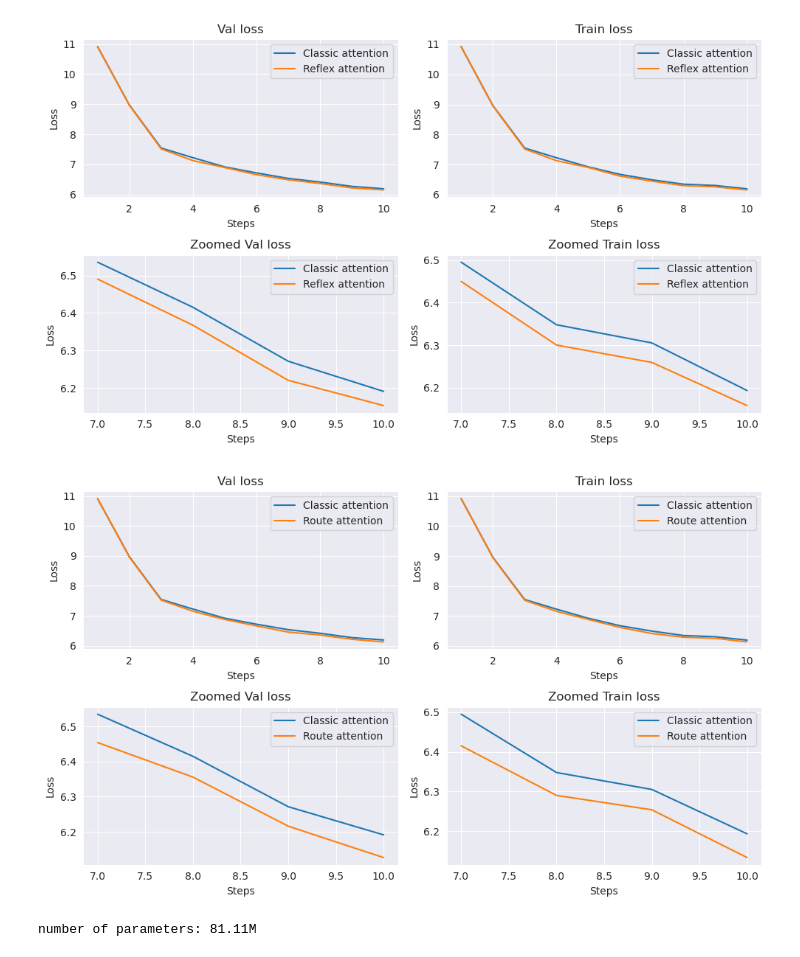
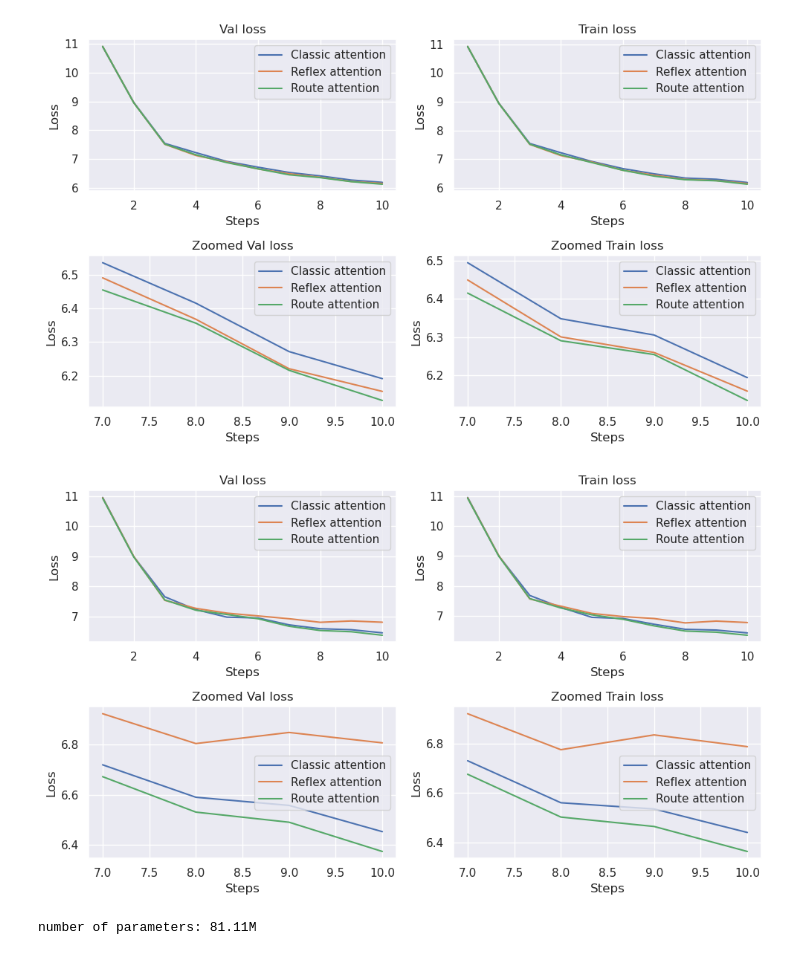
Before and after one commit to Vadimbuildercxx/reflex_attention, a Jupyter notebook: experiments.ipynb, the cells around one changed output. Drawn from its saved outputs; the diff is of its cells as text; code cells hidden in the pictures.

```diff
--- a/experiments.ipynb
+++ b/experiments.ipynb
@@ -31,6 +37,7 @@ flatui = ["#95a5a6", "#34495e"]
 
 sns.lineplot(x = [i for i in range(1, len(l6_classic)+1)], y=[x['val/loss'] for x in l6_classic], ax=axs[0, 0] , label='Classic attention')
 sns.lineplot(x = [i for i in range(1, len(l6_reflex)+1)], y=[x['val/loss'] for x in l6_reflex], ax=axs[0, 0], label='Reflex attention')
+sns.lineplot(x = [i for i in range(1, len(l6_route)+1)], y=[x['val/loss'] for x in l6_route], ax=axs[0, 0], label='Route attention')
 
 axs[0,0].set_title("Val loss")
 axs[0,0].set_ylabel("Loss")
@@ -38,6 +45,7 @@ axs[0,0].set_xlabel("Steps")
 
 sns.lineplot(x = [i for i in range(1, len(l6_classic)+1)], y=[x['train/loss'] for x in l6_classic], ax=axs[0, 1], label='Classic attention')
 sns.lineplot(x = [i for i in range(1, len(l6_reflex)+1)], y=[x['train/loss'] for x in l6_reflex], ax=axs[0, 1], label='Reflex attention')
+sns.lineplot(x = [i for i in range(1, len(l6_route)+1)], y=[x['train/loss'] for x in l6_route], ax=axs[0, 1], label='Route attention')
 
 axs[0, 1].set_title("Train loss")
 axs[0, 1].set_ylabel("Loss")
@@ -45,6 +53,7 @@ axs[0, 1].set_xlabel("Steps")
 
 sns.lineplot(x = [i for i in range(7, len(l6_classic)+1)], y=[x['val/loss'] for x in l6_classic[6:]], ax=axs[1, 0] , label='Classic attention')
 sns.lineplot(x = [i for i in range(7, len(l6_reflex)+1)], y=[x['val/loss'] for x in l6_reflex[6:]], ax=axs[1, 0], label='Reflex attention')
+sns.lineplot(x = [i for i in range(7, len(l6_route)+1)], y=[x['val/loss'] for x in l6_route[6:]], ax=axs[1, 0], label='Route attention')
 
 axs[1,0].set_title("Zoomed Val loss")
 axs[1,0].set_ylabel("Loss")
@@ -52,6 +61,7 @@ axs[1,0].set_xlabel("Steps")
 
 sns.lineplot(x = [i for i in range(7, len(l6_classic)+1)], y=[x['train/loss'] for x in l6_classic[6:]], ax=axs[1, 1], label='Classic attention')
 sns.lineplot(x = [i for i in range(7, len(l6_reflex)+1)], y=[x['train/loss'] for x in l6_reflex[6:]], ax=axs[1, 1], label='Reflex attention')
+sns.lineplot(x = [i for i in range(7, len(l6_route)+1)], y=[x['train/loss'] for x in l6_route[6:]], ax=axs[1, 1], label='Route attention')
 
 axs[1, 1].set_title("Zoomed Train loss")
 axs[1, 1].set_ylabel("Loss")
@@ -59,51 +69,55 @@ axs[1, 1].set_xlabel("Steps")
 
 
 plt.tight_layout()
-plt.savefig('images/reflex_attn_compare.png')
+plt.savefig('images/reflex_n_route_attn_compare.png')
 # %% [output]
-[figure, old version]
+[figure, new version]
 # %%
-l6_classic = run_histories["gpt2-mini-6l-5h-emb768-do-0-classic"][:10]
-l6_reflex = run_histories["gpt2-mini-6l-5h-emb768-do-0-reflex"][:10]
-l6_route = run_histories["gpt2-mini-6l-5h-emb768-do-0-route"][:10]
+l6_classic = run_histories["gpt2-mini-18l-5h-emb768-do-0-classic"][:10]
+l6_reflex = run_histories["gpt2-mini-18l-5h-emb768-do-0-reflex"][:10]
+l6_route = run_histories["gpt2-mini-18l-5h-emb768-do-0-route"][:10]
 
 fig, axs = plt.subplots(2, 2, figsize=(10,6))
 sns.set_style("darkgrid")
 flatui = ["#95a5a6", "#34495e"]
 
 sns.lineplot(x = [i for i in range(1, len(l6_classic)+1)], y=[x['val/loss'] for x in l6_classic], ax=axs[0, 0] , label='Classic attention')
+sns.lineplot(x = [i for i in range(1, len(l6_reflex)+1)], y=[x['val/loss'] for x in l6_reflex], ax=axs[0, 0], label='Reflex attention')
 sns.lineplot(x = [i for i in range(1, len(l6_route)+1)], y=[x['val/loss'] for x in l6_route], ax=axs[0, 0], label='Route attention')
 
 axs[0,0].set_title("Val loss")
 axs[0,0].set_ylabel("Loss")
 axs[0,0].set_xlabel("Steps")
 
 sns.lineplot(x = [i for i in range(1, len(l6_classic)+1)], y=[x['train/loss'] for x in l6_classic], ax=axs[0, 1], label='Classic attention')
+sns.lineplot(x = [i for i in range(1, len(l6_reflex)+1)], y=[x['train/loss'] for x in l6_reflex], ax=axs[0, 1], label='Reflex attention')
 sns.lineplot(x = [i for i in range(1, len(l6_route)+1)], y=[x['train/loss'] for x in l6_route], ax=axs[0, 1], label='Route attention')
 
 axs[0, 1].set_title("Train loss")
 axs[0, 1].set_ylabel("Loss")
 axs[0, 1].set_xlabel("Steps")
 
 sns.lineplot(x = [i for i in range(7, len(l6_classic)+1)], y=[x['val/loss'] for x in l6_classic[6:]], ax=axs[1, 0] , label='Classic attention')
+sns.lineplot(x = [i for i in range(7, len(l6_reflex)+1)], y=[x['val/loss'] for x in l6_reflex[6:]], ax=axs[1, 0], label='Reflex attention')
 sns.lineplot(x = [i for i in range(7, len(l6_route)+1)], y=[x['val/loss'] for x in l6_route[6:]], ax=axs[1, 0], label='Route attention')
 
 axs[1,0].set_title("Zoomed Val loss")
 axs[1,0].set_ylabel("Loss")
 axs[1,0].set_xlabel("Steps")
 
 sns.lineplot(x = [i for i in range(7, len(l6_classic)+1)], y=[x['train/loss'] for x in l6_classic[6:]], ax=axs[1, 1], label='Classic attention')
+sns.lineplot(x = [i for i in range(7, len(l6_reflex)+1)], y=[x['train/loss'] for x in l6_reflex[6:]], ax=axs[1, 1], label='Reflex attention')
 sns.lineplot(x = [i for i in range(7, len(l6_route)+1)], y=[x['train/loss'] for x in l6_route[6:]], ax=axs[1, 1], label='Route attention')
 
 axs[1, 1].set_title("Zoomed Train loss")
 axs[1, 1].set_ylabel("Loss")
 axs[1, 1].set_xlabel("Steps")
 
 
 plt.tight_layout()
-plt.savefig('images/route_attn_compare.png')
+plt.savefig('images/l18_reflex_n_route_attn_compare.png')
 # %% [output]
-[figure, old version]
+[figure, new version]
 # %%
 import os
 import torch
```
Also changed, not shown: parts of 1 cell of this notebook, 4 other files.
